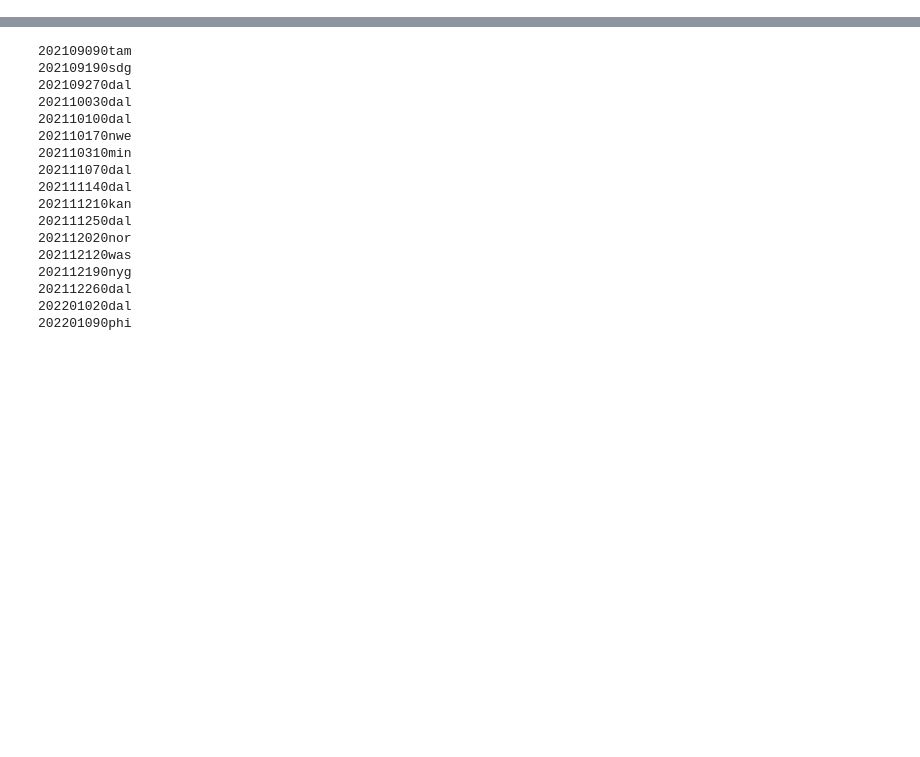
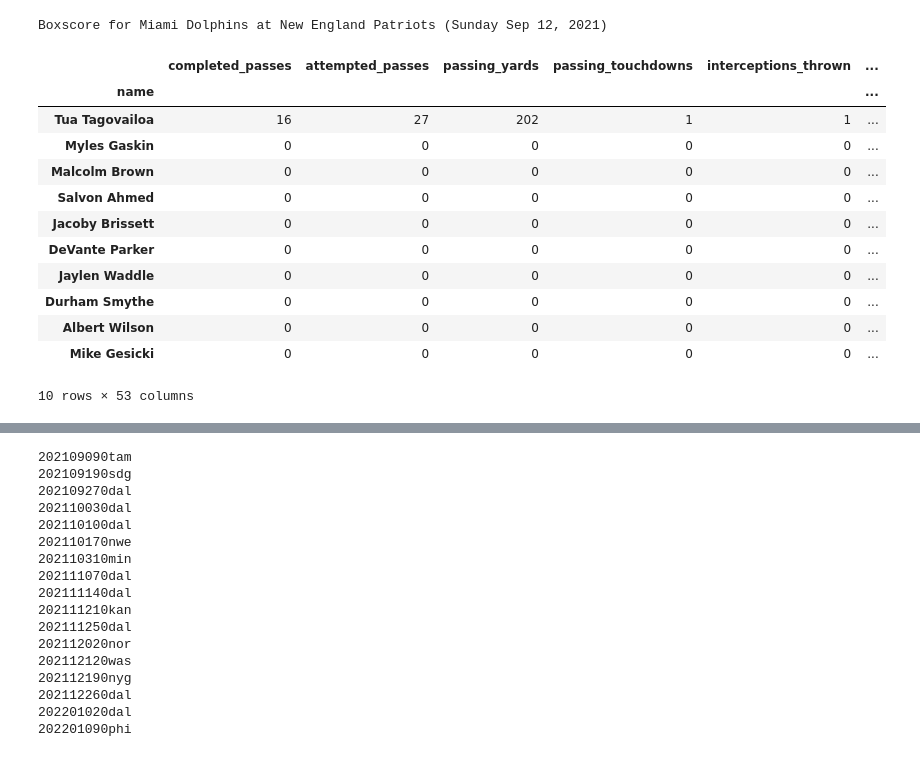
Before and after one commit to sbull32/team_cautious_waffle, a Jupyter notebook: Initial.ipynb, the cells around one changed output, grey strips where cells are left out. Drawn from its saved outputs; the diff is of its cells as text; code cells hidden in the pictures; blank space fills up the shorter version.

Commit message:
Various initial data

```diff
--- a/Initial.ipynb
+++ b/Initial.ipynb
@@ -30,0 +32,12 @@ pprint.pprint(games_today.games)
+# %%
+from sportsipy.nfl.boxscore import Boxscore
+
+game_data = Boxscore('202109120nwe')
+#print(game_data.home_points)  # Prints 33
+#print(game_data.away_points)  # Prints 41
+#df = game_data.dataframe  # Returns a Pandas DataFrame of game metrics
+#df
+# pprint.pprint(dir(game_data.home_players[0]))
+game_data
+# %% [output]
+Boxscore for Miami Dolphins at New England Patriots (Sunday Sep 12, 2021)
@@ -30,0 +63,21 @@ pprint.pprint(games_today.games)
+# %%
+away_df = game_data.away_players[0].dataframe
+for player in game_data.away_players[1:]:
+    away_df = pd.concat([away_df, player.dataframe], axis = 0)
+away_df['name'] = [x.name for x in game_data.away_players]
+away_df.set_index('name', inplace = True)
+away_df.head(10)
+# %% [output]
+|  | completed_passes | attempted_passes | passing_yards | passing_touchdowns | interceptions_thrown | ... |
+| name |  |  |  |  |  | ... |
+| Tua Tagovailoa | 16 | 27 | 202 | 1 | 1 | ... |
+| Myles Gaskin | 0 | 0 | 0 | 0 | 0 | ... |
+| Malcolm Brown | 0 | 0 | 0 | 0 | 0 | ... |
+| Salvon Ahmed | 0 | 0 | 0 | 0 | 0 | ... |
+| Jacoby Brissett | 0 | 0 | 0 | 0 | 0 | ... |
+| DeVante Parker | 0 | 0 | 0 | 0 | 0 | ... |
+| Jaylen Waddle | 0 | 0 | 0 | 0 | 0 | ... |
+| Durham Smythe | 0 | 0 | 0 | 0 | 0 | ... |
+| Albert Wilson | 0 | 0 | 0 | 0 | 0 | ... |
+| Mike Gesicki | 0 | 0 | 0 | 0 | 0 | ... |
+10 rows × 53 columns
```
Also changed, not shown: parts of 23 cells of this notebook, 4 other files.
